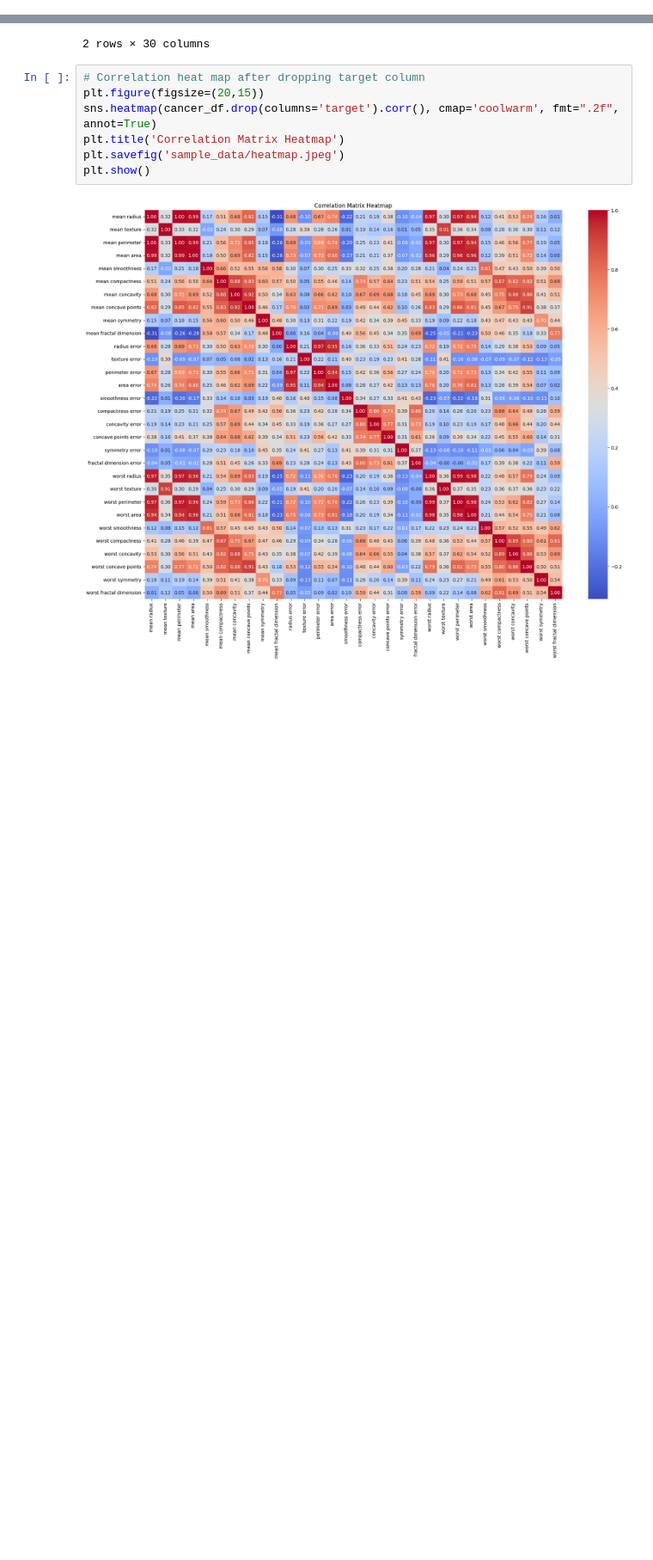
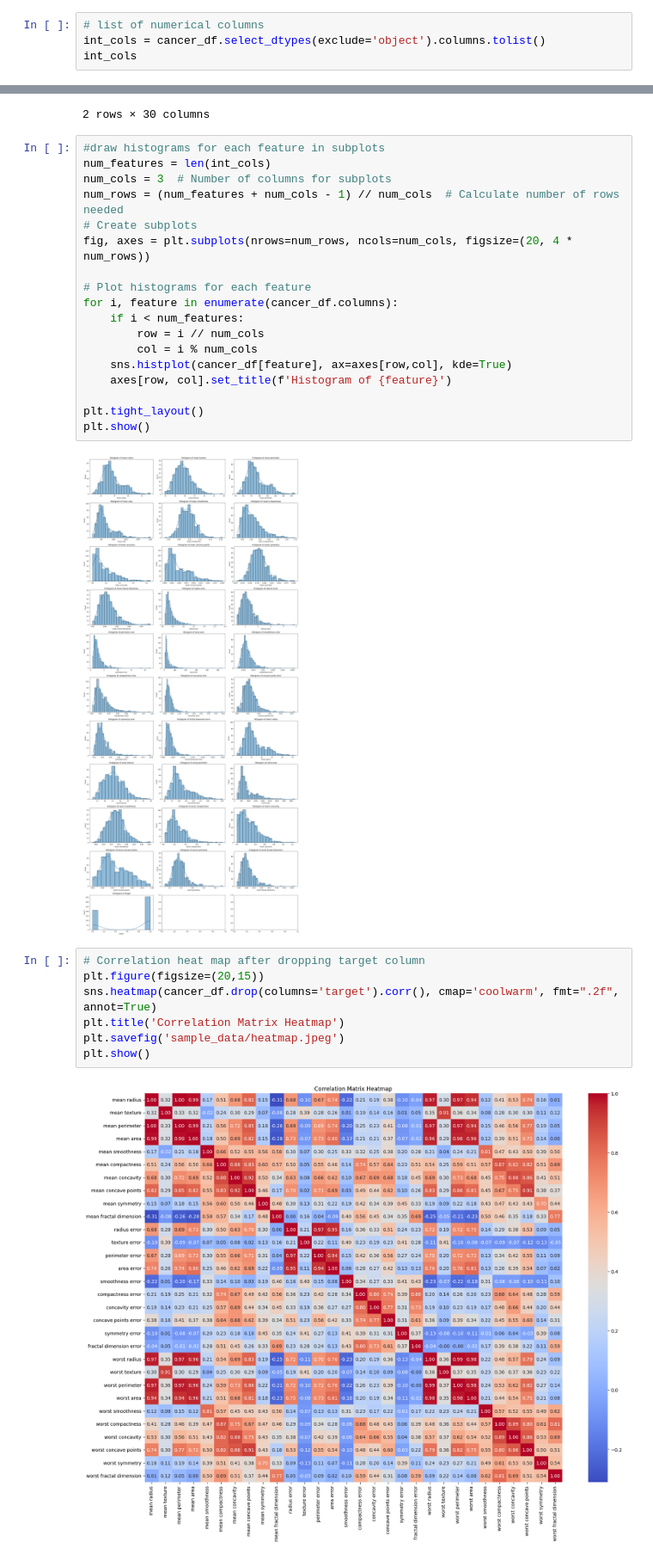
Before and after one commit to purnachand1186/Breast_Cancer_Analysis_ML, a Jupyter notebook: Breast_Cancer_Analysis.ipynb, the cells around one changed output, grey strips where cells are left out. Shown at 86% size. Cells and saved outputs as stored; diff of their text form; blank space fills up the shorter version.

```diff
--- a/Breast_Cancer_Analysis.ipynb
+++ b/Breast_Cancer_Analysis.ipynb
@@ -201,3 +201,7 @@ cat_cols = cancer_df.select_dtypes(include='object').columns.tolist()
 cat_cols
 # %% [output]
 []
+# %%
+# list of numerical columns
+int_cols = cancer_df.select_dtypes(exclude='object').columns.tolist()
+int_cols
@@ -210,6 +232,26 @@ cancer_df.groupby('target').mean()
 | 0 | 17.462830 | 21.604906 | 115.365377 | 978.376415 | 0.102898 | 0.145188 | ... |
 | 1 | 12.146524 | 17.914762 | 78.075406 | 462.790196 | 0.092478 | 0.080085 | ... |
 2 rows × 30 columns
+# %%
+#draw histograms for each feature in subplots
+num_features = len(int_cols)
+num_cols = 3  # Number of columns for subplots
+num_rows = (num_features + num_cols - 1) // num_cols  # Calculate number of rows needed
+# Create subplots
+fig, axes = plt.subplots(nrows=num_rows, ncols=num_cols, figsize=(20, 4 * num_rows))
+
+# Plot histograms for each feature
+for i, feature in enumerate(cancer_df.columns):
+    if i < num_features:
+        row = i // num_cols
+        col = i % num_cols
+    sns.histplot(cancer_df[feature], ax=axes[row,col], kde=True)
+    axes[row, col].set_title(f'Histogram of {feature}')
+
+plt.tight_layout()
+plt.show()
+# %% [output]
+[figure, added]
 # %%
 # Correlation heat map after dropping target column
 plt.figure(figsize=(20,15))
```
Also changed, not shown: parts of 1 cell of this notebook.
